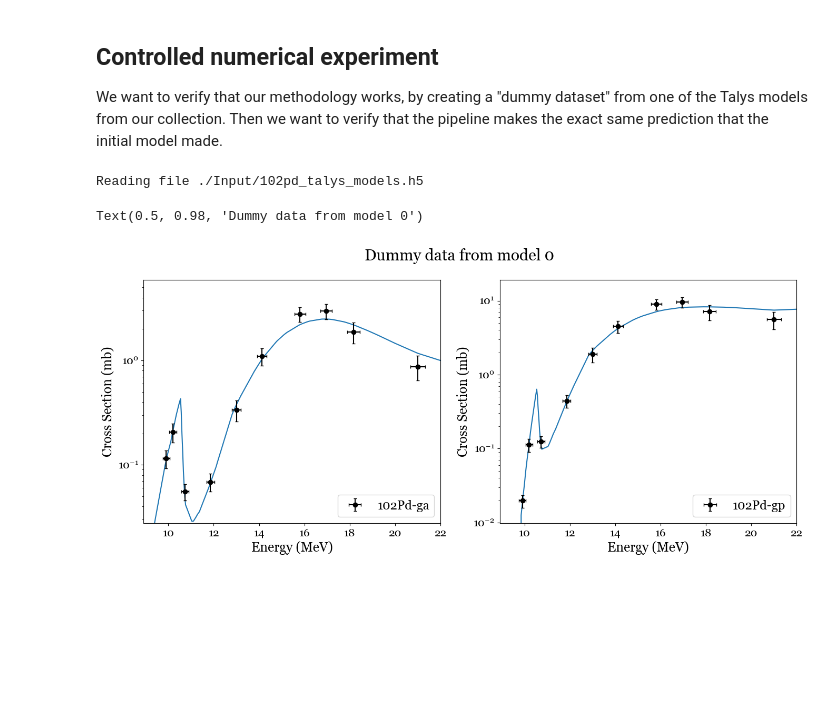
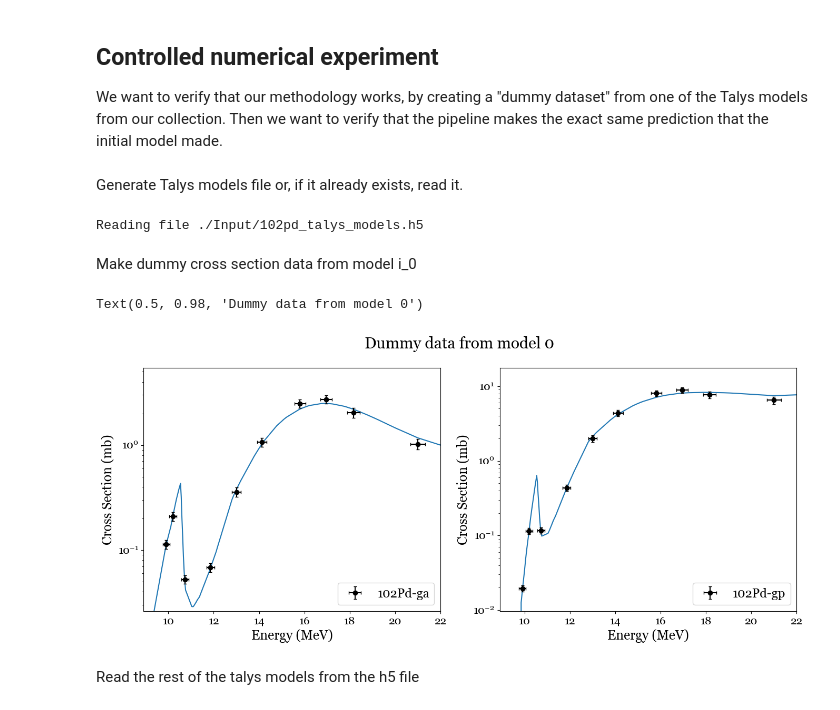
Before and after one commit to atsantiri/cs_impact_PPN, a Jupyter notebook: controlled_test.ipynb, the cells around one changed output. Cells and saved outputs as stored; diff of their text form; code cells hidden in the pictures; blank space fills up the shorter version.

```diff
--- a/controlled_test.ipynb
+++ b/controlled_test.ipynb
@@ -15 +12,3 @@ import calc_likelihood_from_cs as daCode
+# %% [markdown]
+Generate Talys models file or, if it already exists, read it.
 # %%
@@ -35,47 +33,47 @@ else:  # create file
     print(f"Created {modelsFile} with {modelsN} models.")
 # %% [output]
 Reading file ./Input/102pd_talys_models.h5
+# %% [markdown]
+Make dummy cross section data from model i_0
 # %%
 # Based on helpers.read_cs() function, make dummy cross section data from the first model of the h5 file
-def make_dummy_cs(fIn, group, n_points=10, rel_err=0.2, seed=0):
+def make_dummy_cs(fIn, key, n_points=10, rel_err=0.1, seed=0):
     with h5py.File(fIn, "r") as h5:
-        E = h5[f"i_0/{group}/E"][:]
-        cs = h5[f"i_0/{group}/cs"][:]
+        E, cs = h5[f"{key}/i_0"][:]
 
     idx = np.linspace(5, len(E) - 5, n_points).astype(int)
     ene_median = E[idx]
     rng = np.random.default_rng(seed)
     cs_true = cs[idx]
     cs_err = rel_err * cs_true
     cs_meas = cs_true + rng.normal(0, 1, size=cs_true.shape) * cs_err
 
     ene = np.round(ene_median[:, None] * np.linspace(0.985, 1.015, 11), 3)
     return {
-        "file": f"{fIn}:i_0/{group}",
+        "file": f"{fIn}:{key}/i_0",
         "ene_median": ene_median,
         "ene": ene,
         "cs": cs_meas,
         "cs_err": cs_err,
     }
 
 
-# the data we provide (simplified version of data dictionary in calc_likelihood_from_cs.py)
-groups = {
-    "102Pd-ga": {"reaction": "aprod"},
-    "102Pd-gp": {"reaction": "pprod"},
-}
 # make dummy data
-cs_data = {
-    key: make_dummy_cs(modelsFile, grp["reaction"]) for key, grp in groups.items()
-}
+with h5py.File(modelsFile, "r") as h5:
+    keys = list(h5.keys())
+cs_data = {key: make_dummy_cs(modelsFile, key) for key in keys}
+
 
 # inspect along with the model they came from
-fig, axs = daCode.setup_fig(cs_data)
-daCode.plot_cs(cs_data, fig, axs)
+fig, axs = helpers.setup_fig(cs_data)
+helpers.plot_cs(cs_data, fig, axs)
 with h5py.File(modelsFile, "r") as h5:
-    axs[0].plot(h5["i_0/aprod/E"][:], h5["i_0/aprod/cs"][:])
-    axs[1].plot(h5["i_0/pprod/E"][:], h5["i_0/pprod/cs"][:])
+    for ax, key in zip(axs, cs_data):
+        E, cs = h5[f"{key}/i_0"][:]
+        ax.plot(E, cs)
 fig.suptitle("Dummy data from model 0")
 # %% [output]
 Text(0.5, 0.98, 'Dummy data from model 0')
-[figure, old version]
+[figure, new version]
+# %% [markdown]
+Read the rest of the talys models from the h5 file
```
Also changed, not shown: parts of 6 cells of this notebook, 3 other files.
